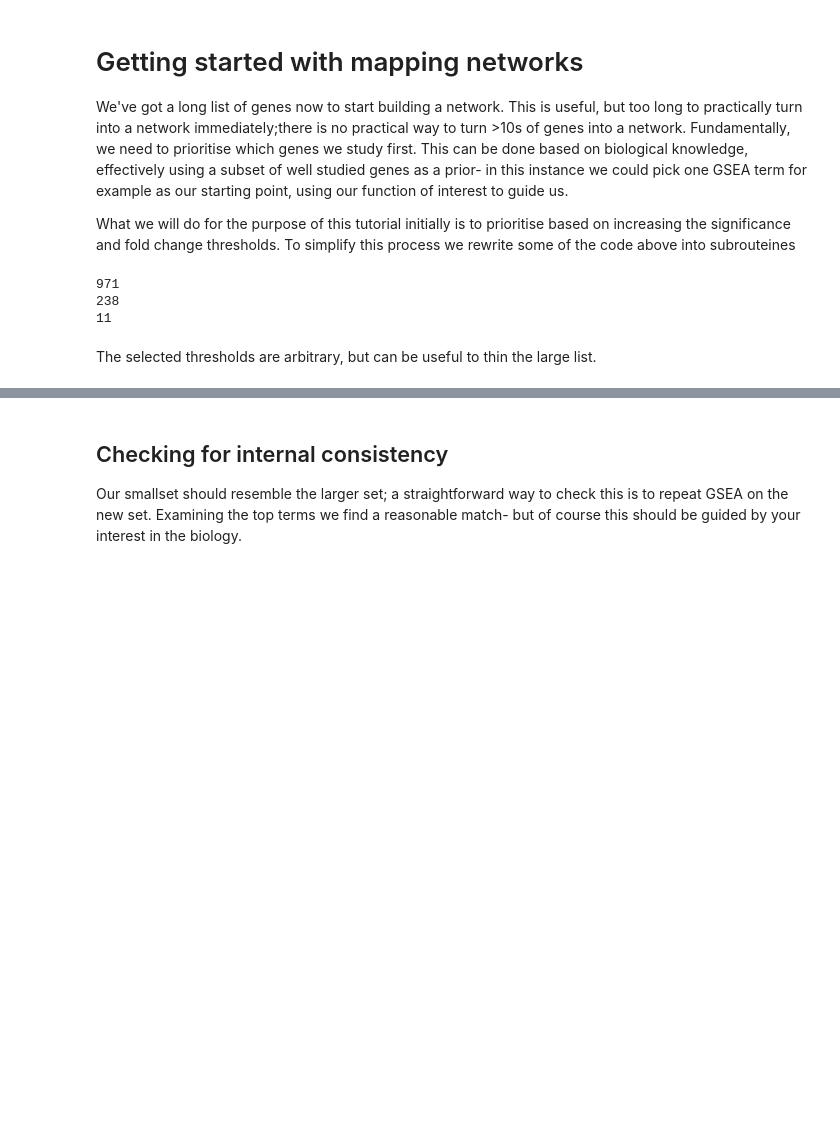
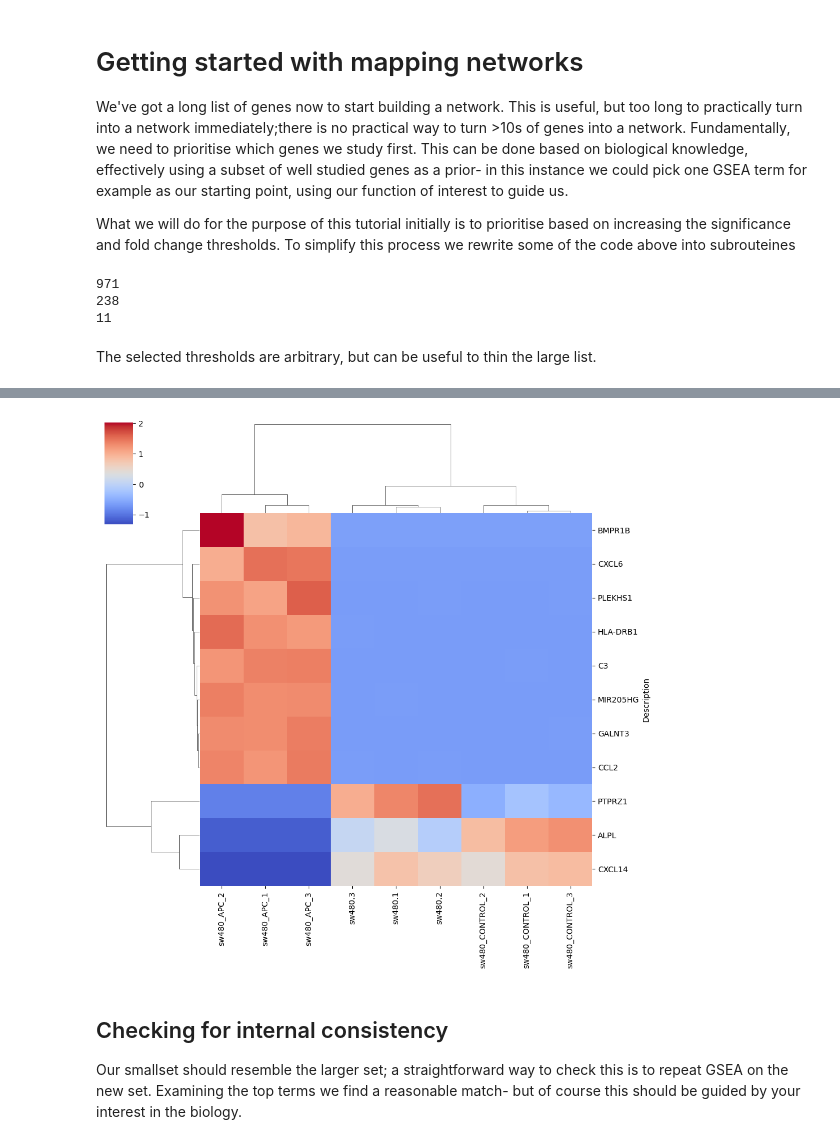
Before and after one commit to shorthouse-lab/Dynamic_modelling_getting_started, a Jupyter notebook: APC_mutation.ipynb, the cells around one changed output, grey strips where cells are left out. Saved outputs shown, nothing was run; the diff lists cells and outputs as text; code cells hidden in the pictures; blank space fills up the shorter version.

```diff
--- a/APC_mutation.ipynb
+++ b/APC_mutation.ipynb
@@ -541,3 +541,13 @@ C3
+# %%
+heatmap_genes = TPM_data.T[smallset].T
+
+heatmap_genes = heatmap_genes.loc[~(heatmap_genes==0).all(axis=1)]
+
+import seaborn as sns
+sns.clustermap(heatmap_genes, z_score= 0, metric= "euclidean", cmap = "coolwarm")
+plt.show()
+# %% [output]
+[figure, added]
 # %% [markdown]
 ## Checking for internal consistency
 
```
Also changed, not shown: parts of 13 cells of this notebook, 1 other file.
